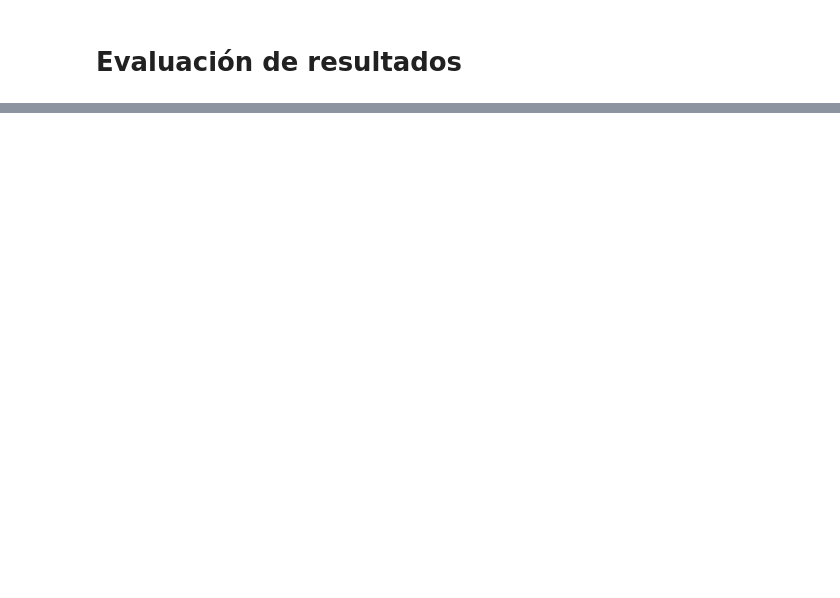
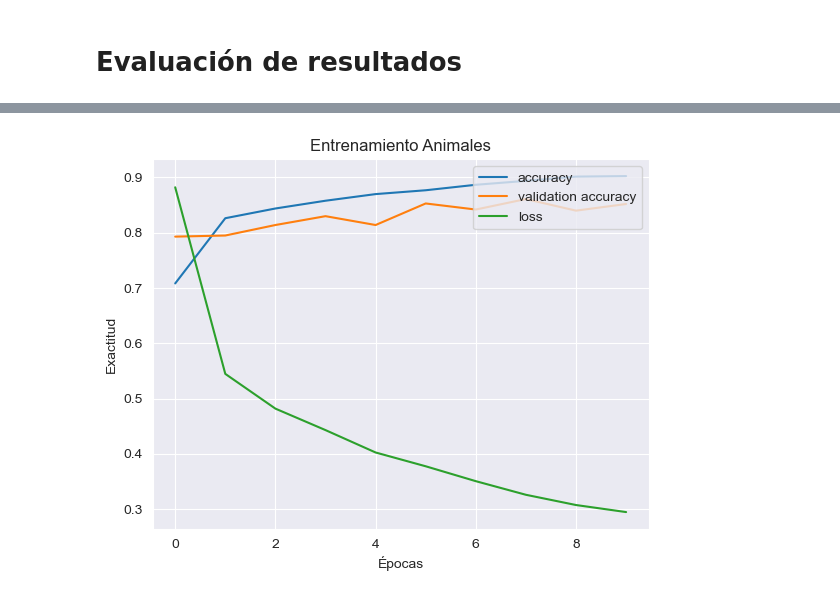
Before and after one commit to o-love/jupyter-animals-ulpgc, a Jupyter notebook: vgg16-one-layer-dropout-animals-dataset-ulpgc.ipynb, the cells around one changed output, grey strips where cells are left out. Cells and saved outputs as stored; diff of their text form; code cells hidden in the pictures; blank space fills up the shorter version.

```diff
--- a/vgg16-one-layer-dropout-animals-dataset-ulpgc.ipynb
+++ b/vgg16-one-layer-dropout-animals-dataset-ulpgc.ipynb
@@ -23,7 +28,7 @@ from time import time
 train_data_dir = basedir + '/Train'
 validation_data_dir = basedir + '/Valid'
 test_data_dir = basedir + '/Test'
-image_size = (256, 256)
+image_size = (275, 183)
 batch_size = 64
 # %%
 train_ds = tensorflow.keras.preprocessing.image_dataset_from_directory(
@@ -104,15 +113,15 @@ from tensorflow import keras
 
 def build_model(denseVal):
     base_model = VGG16(weights='vgg16_weights_tf_dim_ordering_tf_kernels_notop.h5',
-                       input_shape=(256, 256, 3),
+                       input_shape=(275, 183, 3),
                        include_top=False
                        )
 
     base_model.trainable = False
 
-    inputs = keras.Input(shape=(256, 256, 3))
+    inputs = keras.Input(shape=(275, 183, 3))
 
-    x = keras.applications.mobilenet.preprocess_input(inputs)
+    x = keras.applications.mobilenet.preprocess_input(inputs) # esto normaliza entre -1 y 1
 
     x = base_model(x, training=False)
 
@@ -121,7 +130,7 @@ def build_model(denseVal):
     x = keras.layers.Dense(units=denseVal, activation='relu', kernel_initializer='he_normal')(x)
     x = keras.layers.Dropout(0.25)(x)
 
-    outputs = keras.layers.Dense(8, activation='softmax')(x)
+    outputs = keras.layers.Dense(10, activation='softmax')(x)
 
 
     model = keras.Model(inputs, outputs)
@@ -160,7 +187,7 @@ model.summary()
 
 from tensorflow.keras.callbacks import EarlyStopping
 
-epochs = 200
+epochs = 10
 
 es = EarlyStopping(monitor='val_accuracy', mode='max', verbose=1, patience=10, restore_best_weights=True)
 
@@ -197,18 +264,20 @@ print(classification_report(labels, predictions, digits = 4))
 # %%
 from matplotlib import pyplot as plt
 
 plt.plot(history.history['accuracy'], label='accuracy')
 plt.plot(history.history['val_accuracy'], label='validation accuracy')
 plt.plot(history.history['loss'], label='loss')
 
-plt.title('Entrenamiento Sign-language Digits')
+plt.title('Entrenamiento Animales')
 
 
 plt.xlabel('Épocas')
 plt.ylabel('Exactitud')
 plt.legend(loc="upper right")
 
 plt.show()
+# %% [output]
+[figure, added]
 # %%
 # PRODUCTION ----------------------------------------------
 
```
Also changed, not shown: parts of 9 cells of this notebook, 1 other file.
